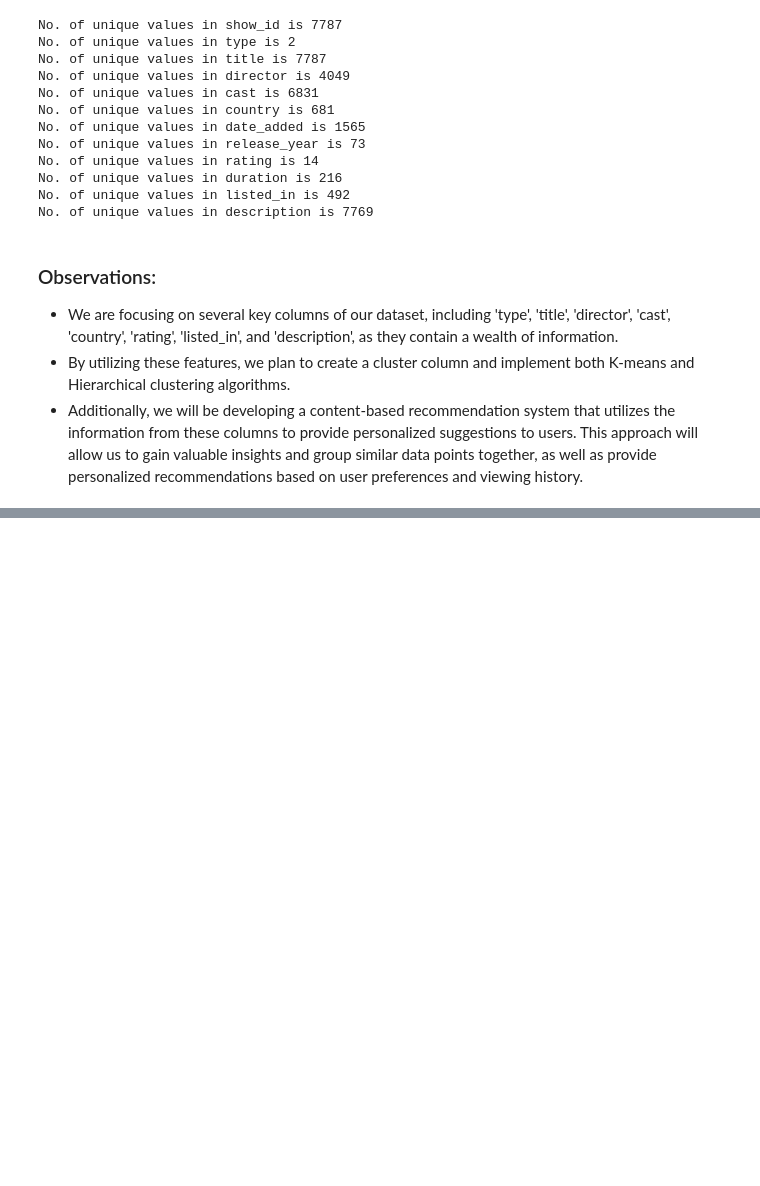
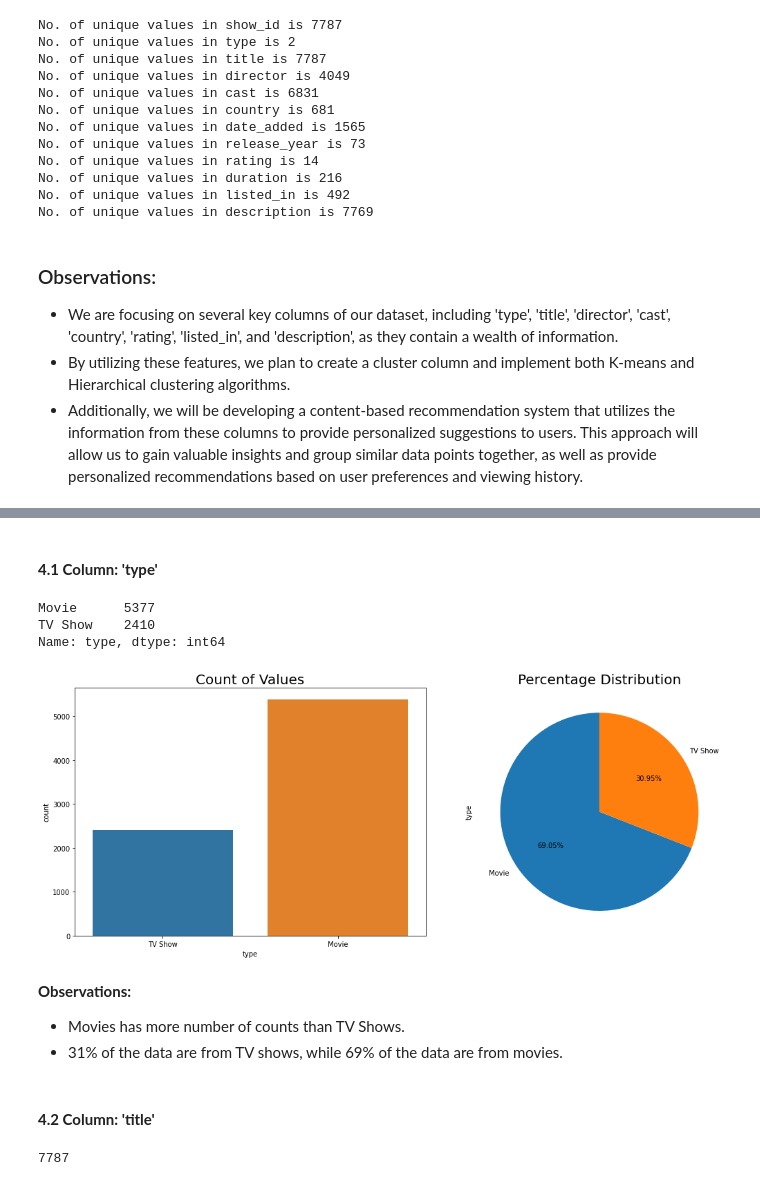
Before and after one commit to Navneet2409/netflix-movies-and-tv-shows-clustering, a Jupyter notebook: Netflix_Notebook_Navneet_Keshri.ipynb, the cells around one changed output, grey strips where cells are left out. Cells and saved outputs as stored; diff of their text form; code cells hidden in the pictures; blank space fills up the shorter version.

```diff
--- a/Netflix_Notebook_Navneet_Keshri.ipynb
+++ b/Netflix_Notebook_Navneet_Keshri.ipynb
@@ -323,0 +335,36 @@ No. of unique values in description is 7769
+# %% [markdown]
+#### **4.1 Column: 'type'**
+# %%
+# number of values of different categories in 'type'
+netflix_df['type'].value_counts()
+# %% [output]
+Movie      5377
+TV Show    2410
+Name: type, dtype: int64
+# %%
+fig,ax = plt.subplots(1,2, figsize=(14,5))
+
+# countplot
+graph = sns.countplot(x = 'type', data = netflix_df, ax=ax[0])
+graph.set_title('Count of Values', size=20)
+
+# piechart
+netflix_df['type'].value_counts().plot(kind='pie', autopct='%1.2f%%', ax=ax[1], figsize=(15,6),startangle=90)
+plt.title('Percentage Distribution', size=20)
+
+plt.tight_layout()
+plt.show()
+# %% [output]
+[figure, added]
+# %% [markdown]
+**Observations:**
+
+* Movies has more number of counts than TV Shows.
+* 31% of the data are from TV shows, while 69% of the data are from movies.
+# %% [markdown]
+#### **4.2 Column: 'title'**
+# %%
+# number of unique values
+netflix_df['title'].nunique()
+# %% [output]
+7787
```
Also changed, not shown: parts of 38 cells of this notebook.
